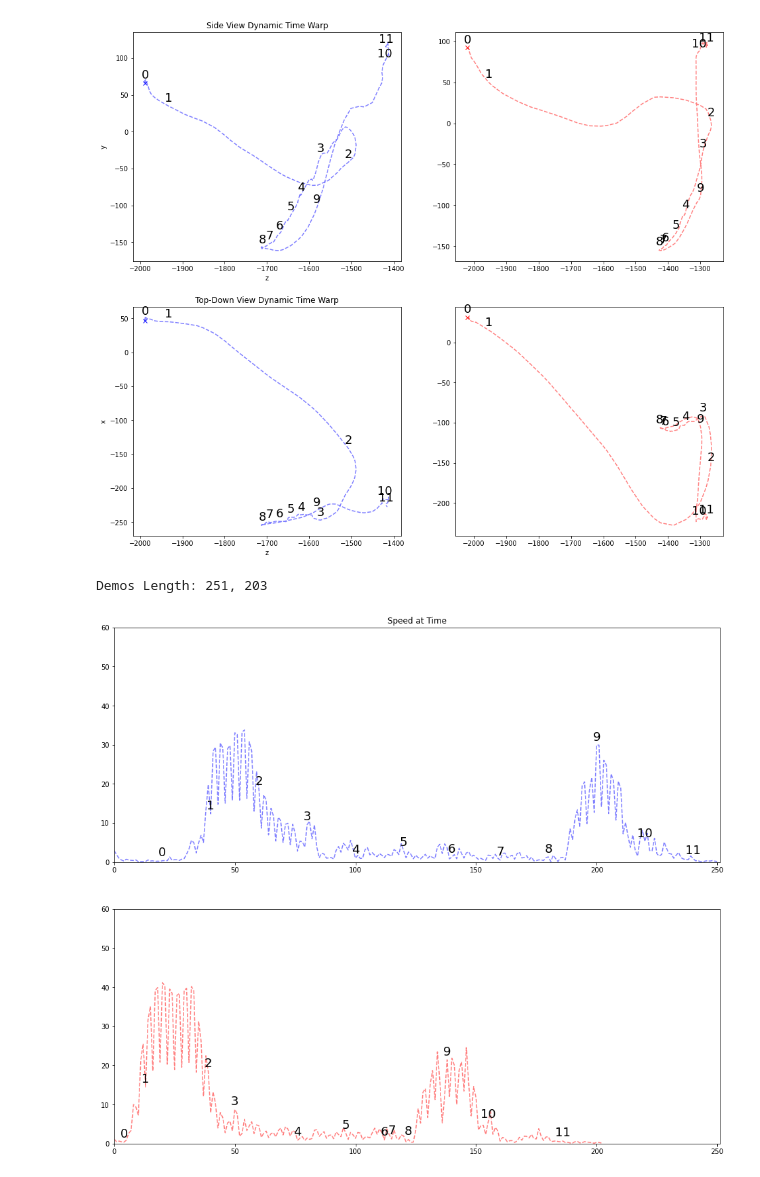
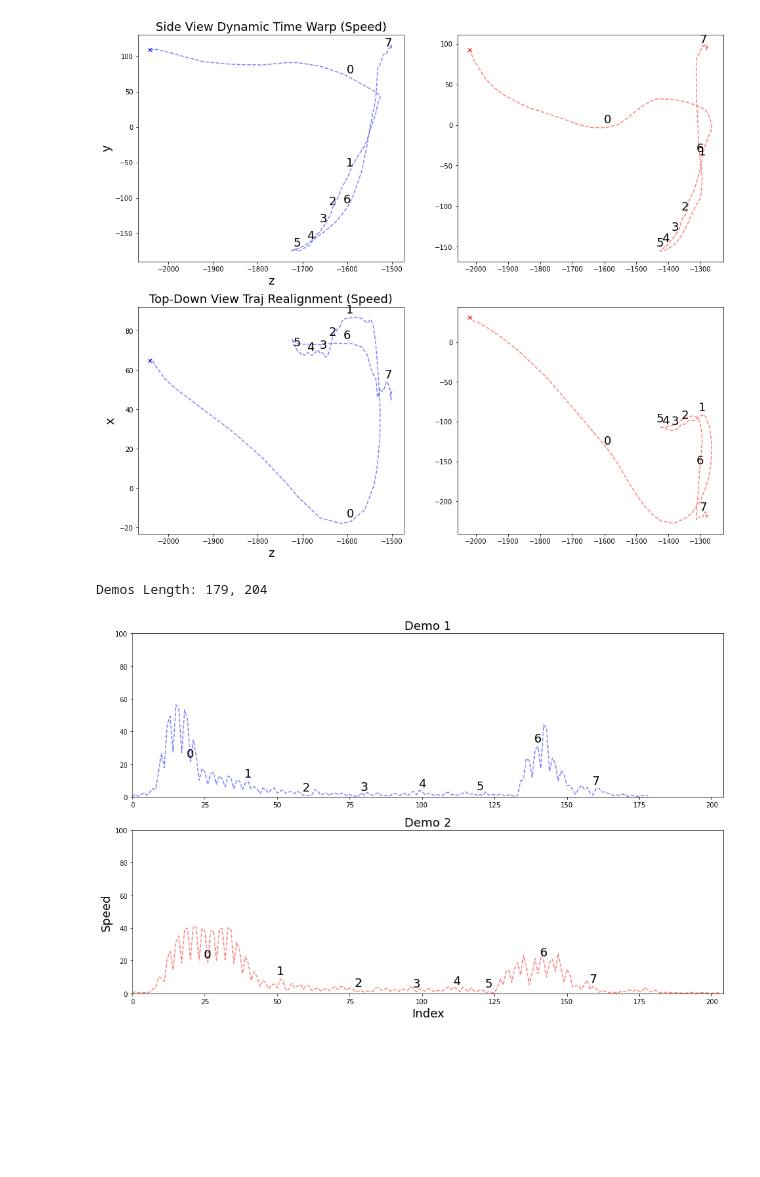
Before and after one commit to x35yao/make_tea, a Jupyter notebook: dynamic_time_warp/dynamic_time_warp.ipynb, the cells around one changed output. Saved outputs shown, nothing was run; the diff lists cells and outputs as text; code cells hidden in the pictures; blank space fills up the shorter version.

```diff
--- a/dynamic_time_warp/dynamic_time_warp.ipynb
+++ b/dynamic_time_warp/dynamic_time_warp.ipynb
@@ -115,7 +149,6 @@ Text(0.5, 1.0, 'Speed vs Time All Demos')
 # %%
-
-demo_df1 = cut_data[demo1].copy()
-demo_df2 = cut_data[demo2].copy()
+demo_df1 = task_data[demo1].copy()
+demo_df2 = task_data[demo2].copy()
 
 fig, ([ax1, ax2], [ax3, ax4]) = plt.subplots(nrows=2, ncols=2)
 fig.set_figheight(14)
@@ -123,7 +156,7 @@ fig.set_figwidth(16)
 
 demo1_match, demo2_match = [], []
 demo1_spd_match, demo2_spd_match = [], []
-prev_index = 0
+prev_index = -1
 for i, match in enumerate(demo_warped):
     if match[0]%tag_interval==0 and match[0]!=prev_index:
         prev_index = match[0]
@@ -145,13 +178,13 @@ ax3.plot([demo_df1['z'].iloc[0]], [demo_df1['y'].iloc[0]],'x', color='blue')
 ax4.plot(demo_df2['z'], demo_df2['y'],'--', color='red', alpha=.5)
 ax4.plot([demo_df2['z'].iloc[0]], [demo_df2['y'].iloc[0]],'x', color='red')
 
-ax1.set_xlabel('z')
-ax1.set_ylabel('y')
-ax1.set_title('Side View Dynamic Time Warp')
+ax1.set_xlabel('z', fontsize=18)
+ax1.set_ylabel('y', fontsize=18)
+ax1.set_title('Side View Dynamic Time Warp (Speed)', fontsize=18)
 
-ax3.set_xlabel('z')
-ax3.set_ylabel('x')
-ax3.set_title('Top-Down View Dynamic Time Warp')
+ax3.set_xlabel('z', fontsize=18)
+ax3.set_ylabel('x', fontsize=18)
+ax3.set_title('Top-Down View Traj Realignment (Speed)', fontsize=18)
 
 for i in range(len(demo1_match)):
     ax1.annotate('{}'.format(i),
@@ -178,39 +211,41 @@ for i in range(len(demo1_match)):
     textcoords="offset points",
     ha='center', va='bottom', fontsize=18)
 # %% [output]
-[figure, old version]
+[figure, new version]
 # %%
 demo1_len = len(spd_data[demo1])
 demo2_len = len(spd_data[demo2])
 match_len = len(demo1_spd_match)
 
-
 print('Demos Length: {}, {}'.format(demo1_len, demo2_len))
 fig, (ax5, ax6) = plt.subplots(nrows=2)
-fig.set_figheight(14)
+fig.set_figheight(10)
 fig.set_figwidth(16)
 ax5.plot(range(demo1_len), spd_data[demo1],'--', color='blue', alpha=.5)
 ax6.plot(range(demo2_len), spd_data[demo2],'--', color='red', alpha=.5)
-ax5.set_title('Speed at Time')
-ax5.set_ylim([0, 60])
-ax6.set_ylim([0, 60])
+ax5.set_title('Demo 1', fontsize=18)
+ax6.set_title('Demo 2', fontsize=18)
+ax5.set_ylim([0, 100])
+ax6.set_ylim([0, 100])
 ax5.set_xlim([0, max(demo1_len, demo2_len)])
 ax6.set_xlim([0, max(demo1_len, demo2_len)])
+ax6.set_xlabel('Index', fontsize=18)
+ax6.set_ylabel('Speed', fontsize=18)
 match_spd_loc1 = np.array((list(range(match_len)), demo1_spd_match))
 match_spd_loc2 = np.array((list(range(match_len)), demo2_spd_match))
 for i in range(match_len):
     ax5.annotate('{}'.format(i),
     xy=demo1_spd_match[i],
     xytext=(0, 3), # 3 points vertical offset
     textcoords="offset points",
     ha='center', va='bottom', fontsize=18)
 
     ax6.annotate('{}'.format(i),
     xy=demo2_spd_match[i],
     xytext=(0, 3), # 3 points vertical offset
     textcoords="offset points",
     ha='center', va='bottom', fontsize=18)
 # %% [output]
-Demos Length: 251, 203
+Demos Length: 179, 204
-[figure, old version]
+[figure, new version]
 # %%
```
Also changed, not shown: parts of 17 cells of this notebook.
